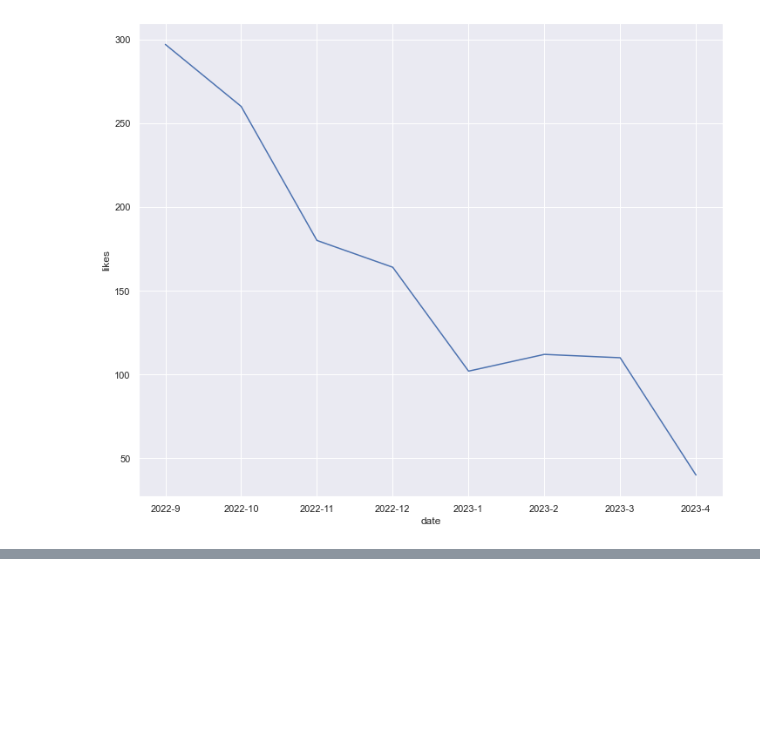
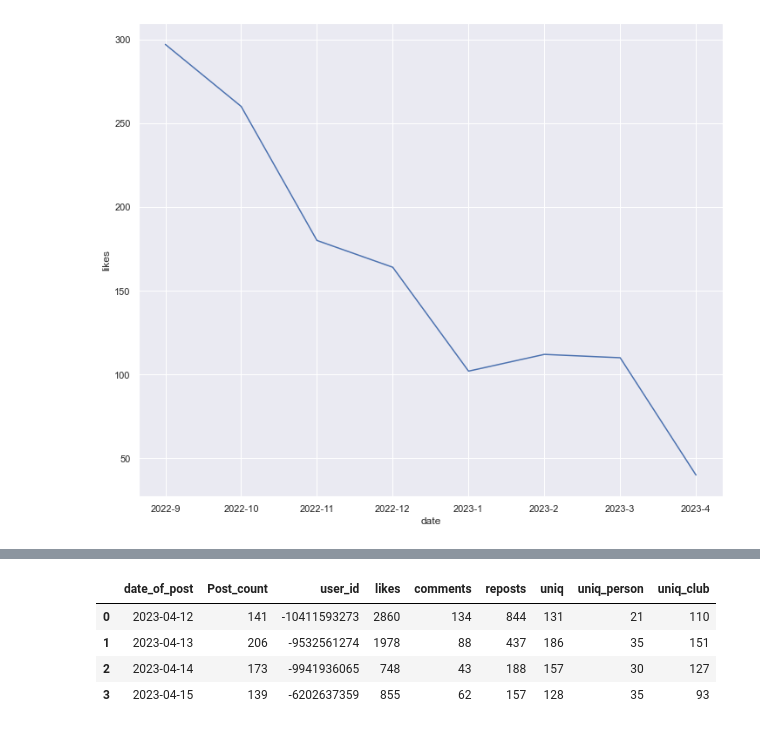
Before and after one commit to Romaman007/pro2, a Jupyter notebook: in_py/grap.ipynb, the cells around one changed output, grey strips where cells are left out. Cells and saved outputs as stored; diff of their text form; code cells hidden in the pictures; blank space fills up the shorter version.

```diff
--- a/in_py/grap.ipynb
+++ b/in_py/grap.ipynb
@@ -259,0 +325,12 @@ sns.lineplot(data = df_first,x='date',y='likes')
+# %%
+df_temp1 = df_temp
+df_temp1['uniq'] = [len(x) for x in uniq_per_day]
+df_temp1['uniq_person'] = [len(x) for x in uniq_person]
+df_temp1['uniq_club'] = [len(x) for x in uniq_club]
+df_temp1
+# %% [output]
+|  | date_of_post | Post_count | user_id | likes | comments | reposts | uniq | uniq_person | uniq_club |
+| 0 | 2023-04-12 | 141 | -10411593273 | 2860 | 134 | 844 | 131 | 21 | 110 |
+| 1 | 2023-04-13 | 206 | -9532561274 | 1978 | 88 | 437 | 186 | 35 | 151 |
+| 2 | 2023-04-14 | 173 | -9941936065 | 748 | 43 | 188 | 157 | 30 | 127 |
+| 3 | 2023-04-15 | 139 | -6202637359 | 855 | 62 | 157 | 128 | 35 | 93 |
```
Also changed, not shown: parts of 8 cells of this notebook.
